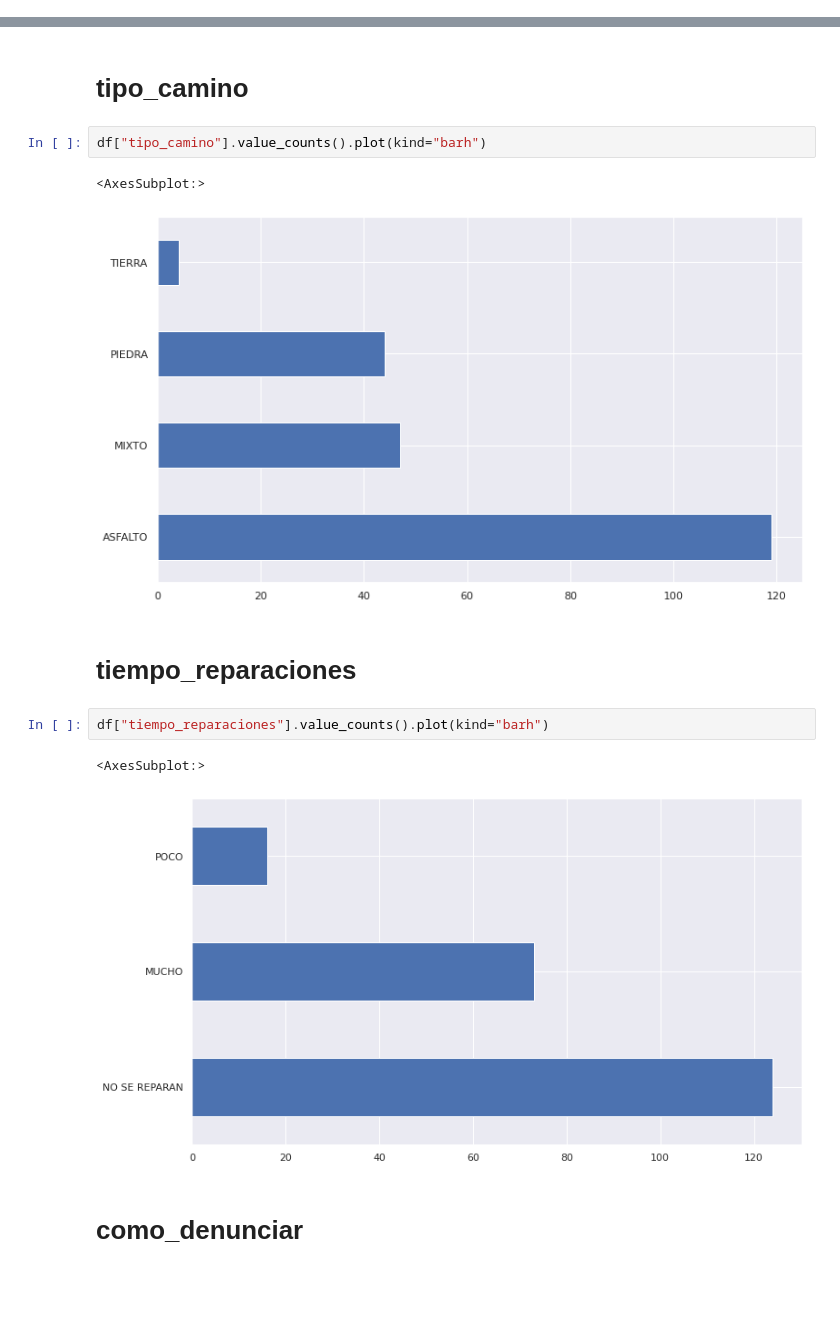
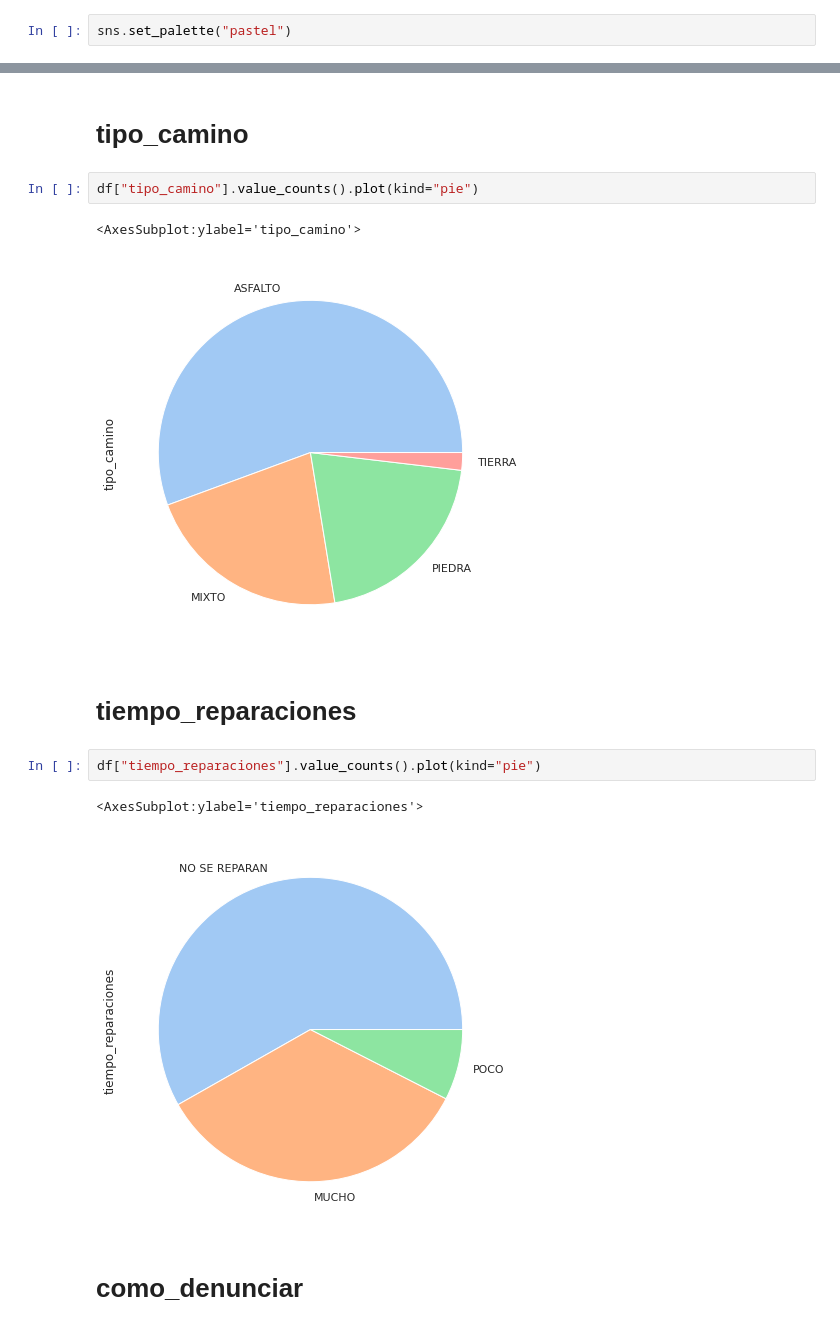
Before and after one commit to TorrezMN/Data_Science, a Jupyter notebook: src/notebooks/basic_study.ipynb, the cells around one changed output, grey strips where cells are left out. Saved outputs shown, nothing was run; the diff lists cells and outputs as text; blank space fills up the shorter version.

```diff
--- a/src/notebooks/basic_study.ipynb
+++ b/src/notebooks/basic_study.ipynb
@@ -16,6 +16,8 @@ plt.rcParams["figure.figsize"] = [12, 7]
 
 # Setting seaborn as default plotting lib.
 sns.set()
+# %%
+sns.set_palette("pastel")
 # %%
 df = pd.read_csv("./central_df.csv")
 # %%
@@ -52,17 +61,17 @@ df["estimacion_cantidad"].value_counts().plot(kind="barh")
 # %% [markdown]
 # tipo_camino
 # %%
-df["tipo_camino"].value_counts().plot(kind="barh")
+df["tipo_camino"].value_counts().plot(kind="pie")
 # %% [output]
-<AxesSubplot:>
+<AxesSubplot:ylabel='tipo_camino'>
-[figure, old version]
+[figure, new version]
 # %% [markdown]
 # tiempo_reparaciones
 # %%
-df["tiempo_reparaciones"].value_counts().plot(kind="barh")
+df["tiempo_reparaciones"].value_counts().plot(kind="pie")
 # %% [output]
-<AxesSubplot:>
+<AxesSubplot:ylabel='tiempo_reparaciones'>
-[figure, old version]
+[figure, new version]
 # %% [markdown]
 # como_denunciar
 # %%
```
Also changed, not shown: parts of 11 cells of this notebook.
